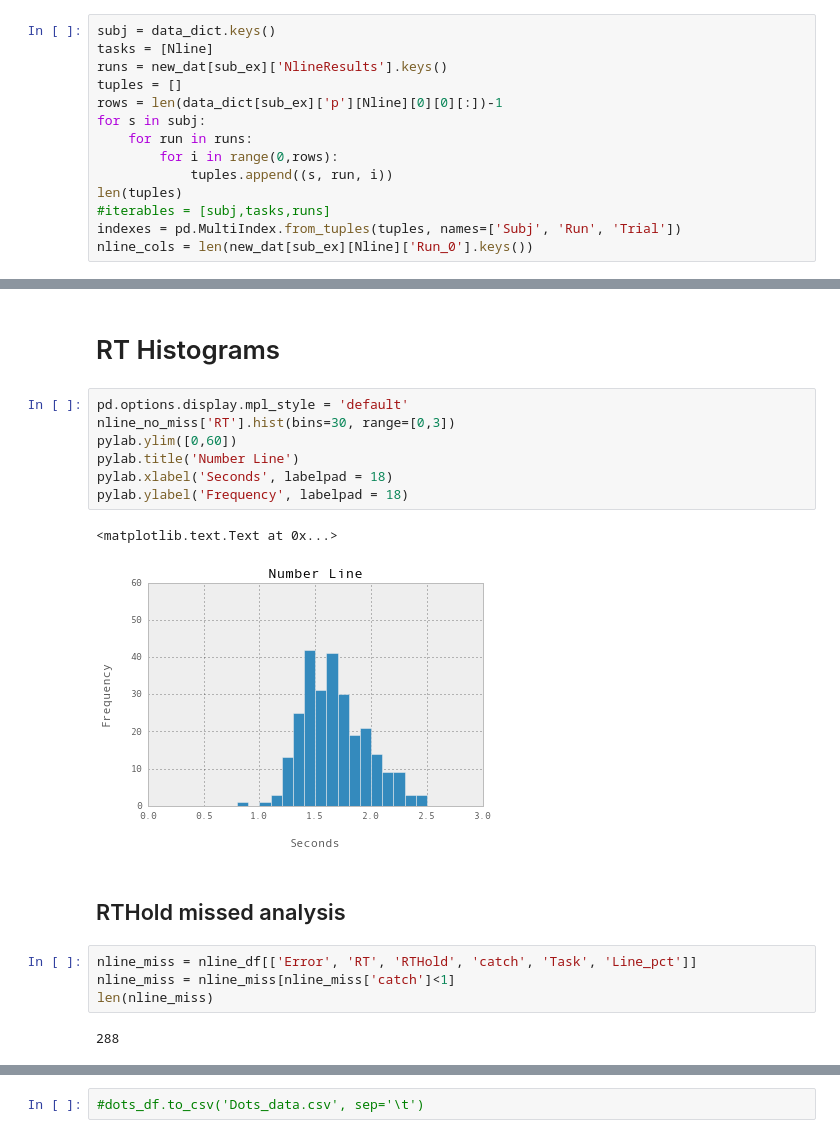
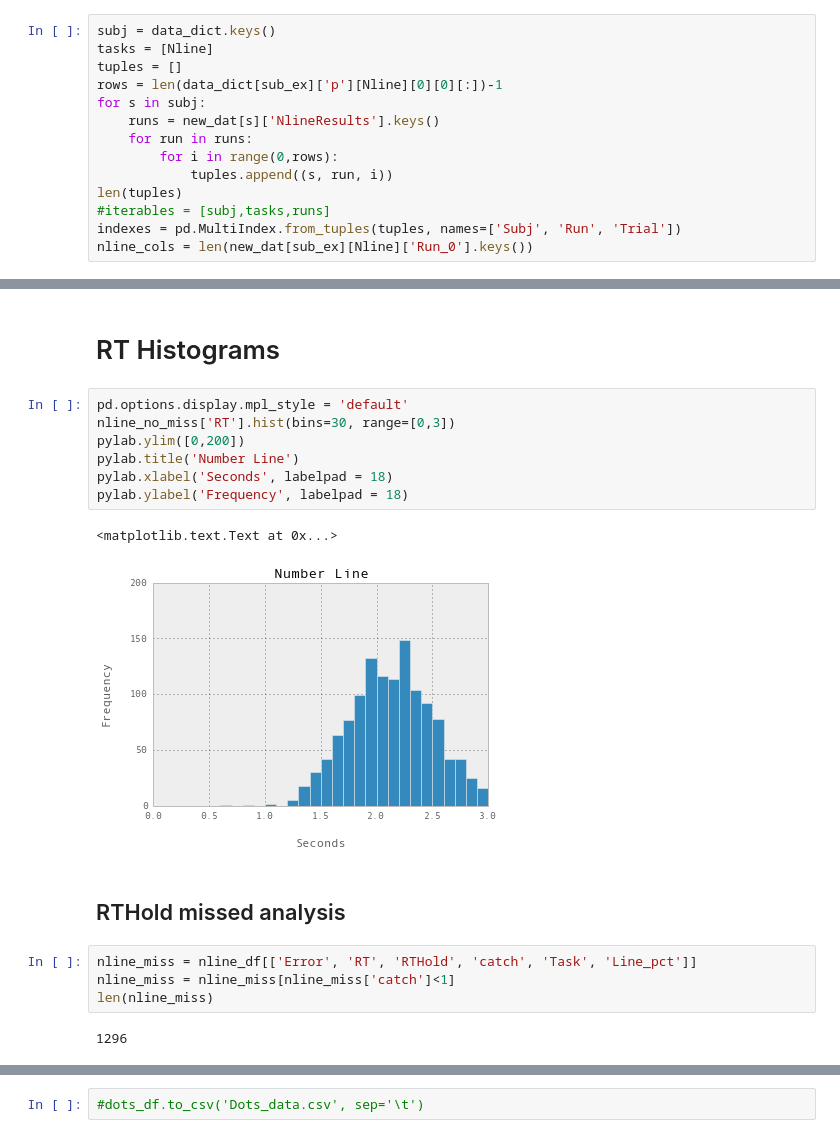
Before and after one commit to franink/Fractions, a Jupyter notebook: Data_Analyses/NLine_Behavioral.ipynb, the cells around one changed output, grey strips where cells are left out. Saved outputs shown, nothing was run; the diff lists cells and outputs as text.

```diff
--- a/Data_Analyses/NLine_Behavioral.ipynb
+++ b/Data_Analyses/NLine_Behavioral.ipynb
@@ -167,10 +177,10 @@ new_dat[sub_ex]['NlineResults']['Run_1']['catch_probe']
 # %%
 subj = data_dict.keys()
 tasks = [Nline]
-runs = new_dat[sub_ex]['NlineResults'].keys()
 tuples = []
 rows = len(data_dict[sub_ex]['p'][Nline][0][0][:])-1
 for s in subj:
+    runs = new_dat[s]['NlineResults'].keys()
     for run in runs:
         for i in range(0,rows):
             tuples.append((s, run, i))
@@ -417,13 +451,13 @@ nline_no_miss_subj.count()
 # %%
 pd.options.display.mpl_style = 'default'
 nline_no_miss['RT'].hist(bins=30, range=[0,3])
-pylab.ylim([0,60])
+pylab.ylim([0,200])
 pylab.title('Number Line')
 pylab.xlabel('Seconds', labelpad = 18)
 pylab.ylabel('Frequency', labelpad = 18)
 # %% [output]
 <matplotlib.text.Text at 0x...>
-[figure, old version]
+[figure, new version]
 # %% [markdown]
 ## RTHold missed analysis
 # %%
@@ -431,7 +465,7 @@ nline_miss = nline_df[['Error', 'RT', 'RTHold', 'catch', 'Task', 'Line_pct']]
 nline_miss = nline_miss[nline_miss['catch']<1]
 len(nline_miss)
 # %% [output]
-288
+1296
 # %%
 nline_miss['Missed'] = nline_miss['Error']
 nline_miss['Missed'][nline_miss['Missed']<1] = 0
```
Also changed, not shown: parts of 36 cells of this notebook, 12 other files.
